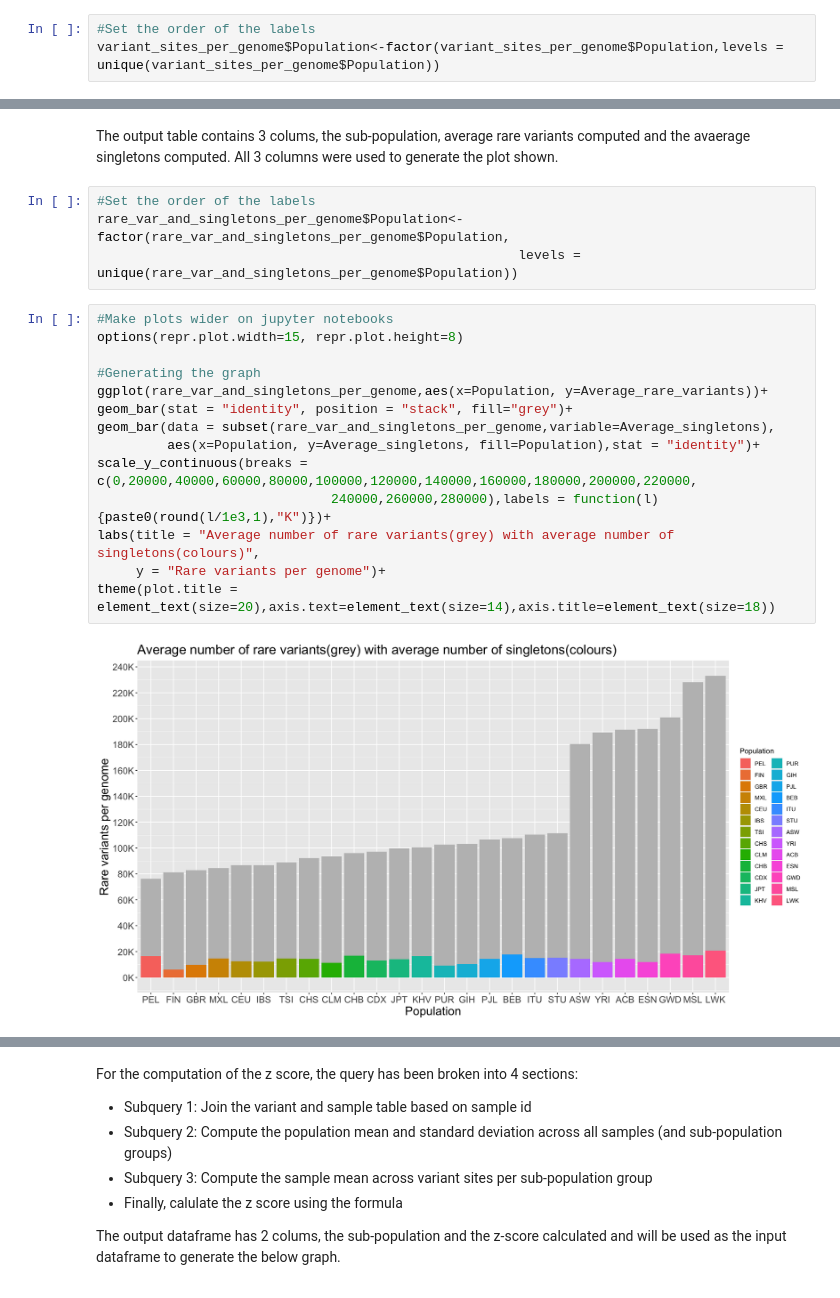
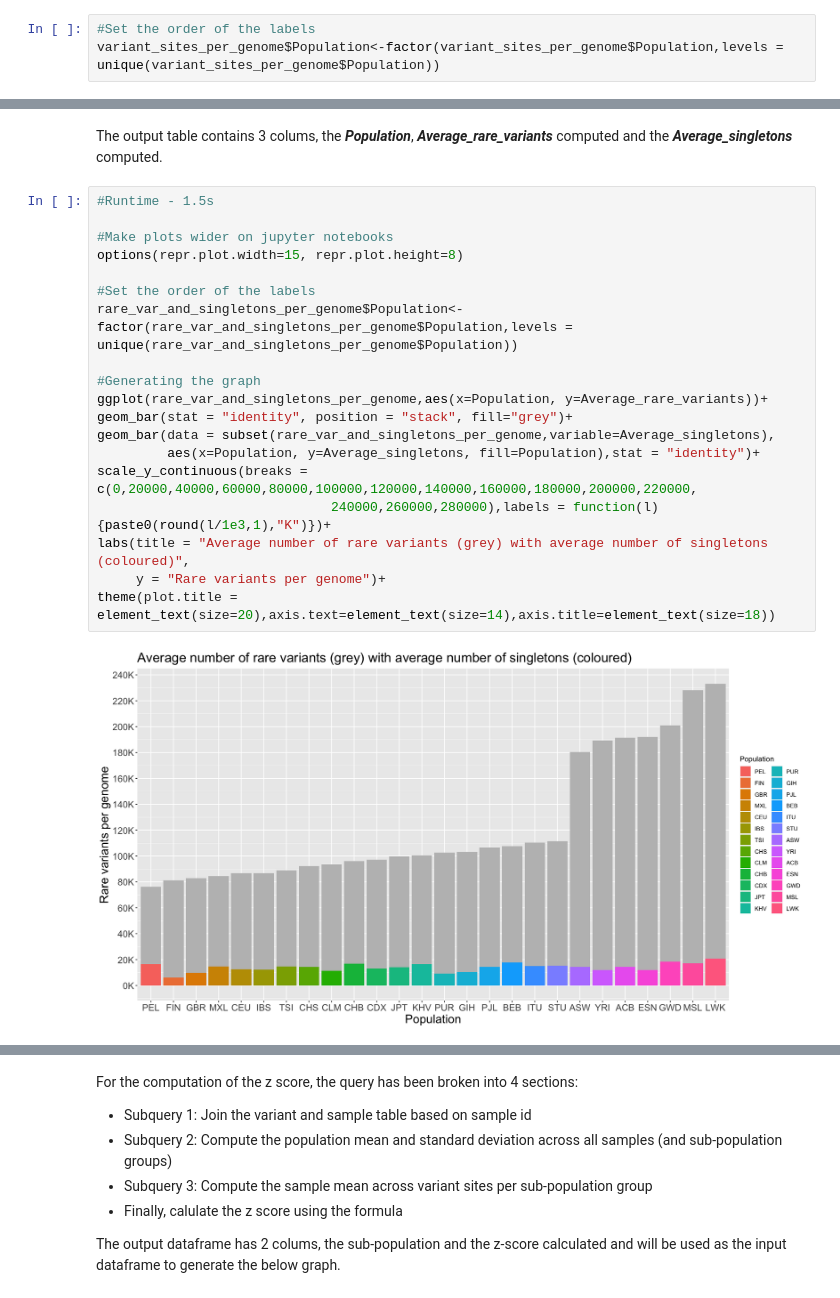
Before and after one commit to StanfordBioinformatics/variant-analysis-on-bigquery, a Jupyter notebook: 1000g_Analysis.ipynb, the cells around one changed output, grey strips where cells are left out. Cells and saved outputs as stored; diff of their text form.

```diff
--- a/1000g_Analysis.ipynb
+++ b/1000g_Analysis.ipynb
@@ -370,25 +353,26 @@ A tibble: 6 × 3
 | CEU | 86872.90 | 12503.071 |
 | IBS | 86990.52 | 12288.243 |
 # %% [markdown]
-The output table contains 3 colums, the sub-population, average rare variants computed and the avaerage singletons computed. All 3 columns were used to generate the plot shown.
+The output table contains 3 colums, the ***Population***, ***Average_rare_variants*** computed and the ***Average_singletons*** computed.
-# %%
-#Set the order of the labels
-rare_var_and_singletons_per_genome$Population<-factor(rare_var_and_singletons_per_genome$Population,
-                                                      levels = unique(rare_var_and_singletons_per_genome$Population))
 # %%
+#Runtime - 1.5s
+
 #Make plots wider on jupyter notebooks
 options(repr.plot.width=15, repr.plot.height=8)
+
+#Set the order of the labels
+rare_var_and_singletons_per_genome$Population<-factor(rare_var_and_singletons_per_genome$Population,levels = unique(rare_var_and_singletons_per_genome$Population))
 
 #Generating the graph
 ggplot(rare_var_and_singletons_per_genome,aes(x=Population, y=Average_rare_variants))+
 geom_bar(stat = "identity", position = "stack", fill="grey")+
 geom_bar(data = subset(rare_var_and_singletons_per_genome,variable=Average_singletons),
          aes(x=Population, y=Average_singletons, fill=Population),stat = "identity")+
 scale_y_continuous(breaks = c(0,20000,40000,60000,80000,100000,120000,140000,160000,180000,200000,220000,
                               240000,260000,280000),labels = function(l) {paste0(round(l/1e3,1),"K")})+
-labs(title = "Average number of rare variants(grey) with average number of singletons(colours)",
+labs(title = "Average number of rare variants (grey) with average number of singletons (coloured)",
      y = "Rare variants per genome")+
 theme(plot.title = element_text(size=20),axis.text=element_text(size=14),axis.title=element_text(size=18))
 # %% [output]
-[figure, old version]
+[figure, new version]
 # %% [markdown]
```
Also changed, not shown: parts of 35 cells of this notebook.
